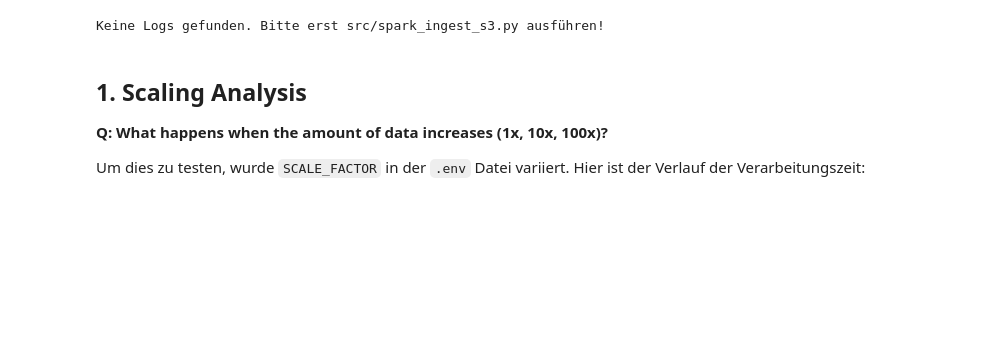
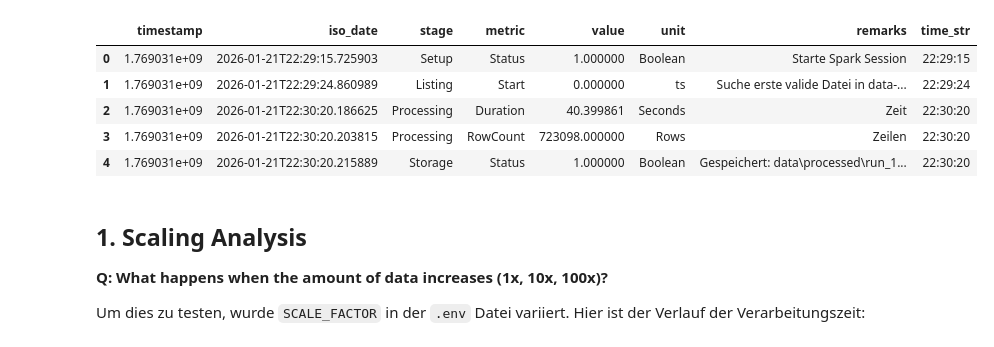
Before and after one commit to Vvalentin/fly_big_data_v2, a Jupyter notebook: notebooks/Evaluation_Report.ipynb, the cells around one changed output. Cells and saved outputs as stored; diff of their text form; code cells hidden in the pictures; blank space fills up the shorter version.

```diff
--- a/notebooks/Evaluation_Report.ipynb
+++ b/notebooks/Evaluation_Report.ipynb
@@ -121,24 +121,29 @@
 # %%
 import pandas as pd
 import seaborn as sns
 import matplotlib.pyplot as plt
 import json
 import os
 
 # Pfad zur Log-Datei
-log_path = '../pipeline_metrics.json'
+log_path = '../data/pipeline_metrics.json'
 
 if os.path.exists(log_path):
     with open(log_path, 'r') as f:
         data = json.load(f)
     df_logs = pd.DataFrame(data)
     # Zeitstempel lesbar machen
     df_logs['time_str'] = pd.to_datetime(df_logs['iso_date']).dt.strftime('%H:%M:%S')
     display(df_logs.tail(10))
 else:
     print("Keine Logs gefunden. Bitte erst src/spark_ingest_s3.py ausführen!")
 # %% [output]
-Keine Logs gefunden. Bitte erst src/spark_ingest_s3.py ausführen!
+|  | timestamp | iso_date | stage | metric | value | unit | remarks | time_str |
+| 0 | 1.769031e+09 | 2026-01-21T22:29:15.725903 | Setup | Status | 1.000000 | Boolean | Starte Spark Session | 22:29:15 |
+| 1 | 1.769031e+09 | 2026-01-21T22:29:24.860989 | Listing | Start | 0.000000 | ts | Suche erste valide Datei in data-... | 22:29:24 |
+| 2 | 1.769031e+09 | 2026-01-21T22:30:20.186625 | Processing | Duration | 40.399861 | Seconds | Zeit | 22:30:20 |
+| 3 | 1.769031e+09 | 2026-01-21T22:30:20.203815 | Processing | RowCount | 723098.000000 | Rows | Zeilen | 22:30:20 |
+| 4 | 1.769031e+09 | 2026-01-21T22:30:20.215889 | Storage | Status | 1.000000 | Boolean | Gespeichert: data\processed\run_1... | 22:30:20 |
 # %% [markdown]
 ## 1. Scaling Analysis
 **Q: What happens when the amount of data increases (1x, 10x, 100x)?**
```
Also changed, not shown: parts of 2 cells of this notebook, 7 other files.
